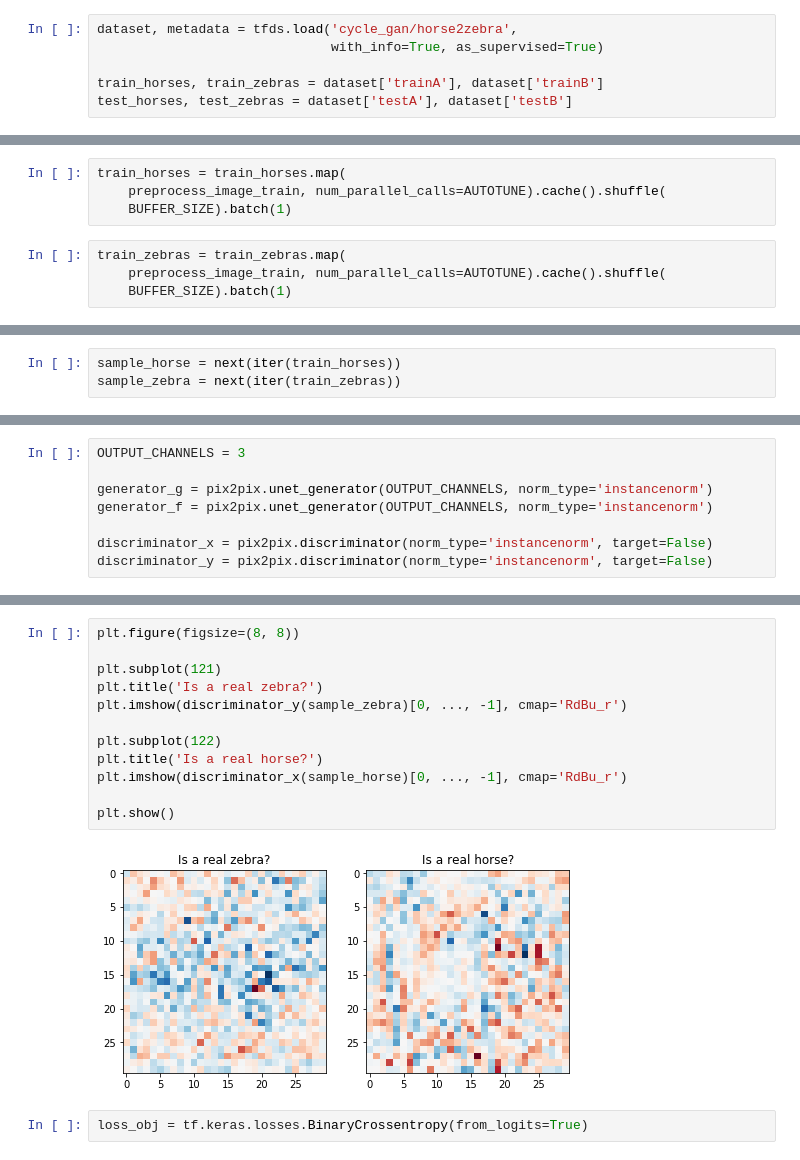
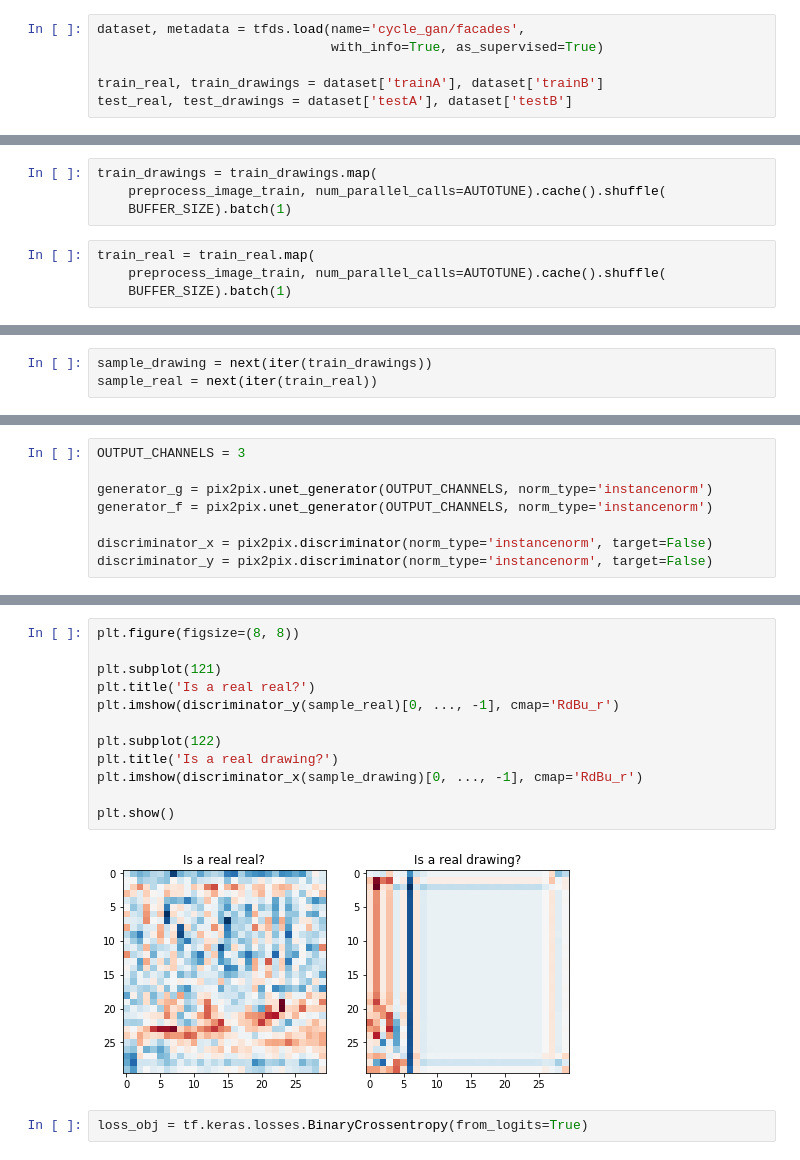
Before and after one commit to CSCI4850/S20-team6-project, a Jupyter notebook: Style_Transfer.ipynb, the cells around one changed output, grey strips where cells are left out. Cells and saved outputs as stored; diff of their text form.

```diff
--- a/Style_Transfer.ipynb
+++ b/Style_Transfer.ipynb
@@ -20,11 +20,11 @@ config = ConfigProto()
 config.gpu_options.allow_growth = True
 session = InteractiveSession(config=config)
 # %%
-dataset, metadata = tfds.load('cycle_gan/horse2zebra',
+dataset, metadata = tfds.load(name='cycle_gan/facades',
                               with_info=True, as_supervised=True)
 
-train_horses, train_zebras = dataset['trainA'], dataset['trainB']
-test_horses, test_zebras = dataset['testA'], dataset['testB']
+train_real, train_drawings = dataset['trainA'], dataset['trainB']
+test_real, test_drawings = dataset['testA'], dataset['testB']
 # %%
 BUFFER_SIZE = 1000
 BATCH_SIZE = 1
@@ -75,11 +75,11 @@ def preprocess_image_test(image, label):
     image = normalize(image)
     return image
 # %%
-train_horses = train_horses.map(
+train_drawings = train_drawings.map(
     preprocess_image_train, num_parallel_calls=AUTOTUNE).cache().shuffle(
     BUFFER_SIZE).batch(1)
 # %%
-train_zebras = train_zebras.map(
+train_real = train_real.map(
     preprocess_image_train, num_parallel_calls=AUTOTUNE).cache().shuffle(
     BUFFER_SIZE).batch(1)
 # %%
@@ -91,7 +91,7 @@ test_zebras = test_zebras.map(
     preprocess_image_test, num_parallel_calls=AUTOTUNE).cache().shuffle(
     BUFFER_SIZE).batch(1)
 # %%
-sample_horse = next(iter(train_horses))
-sample_zebra = next(iter(train_zebras))
+sample_drawing = next(iter(train_drawings))
+sample_real = next(iter(train_real))
 # %%
 plt.subplot(121)
@@ -147,17 +147,17 @@ WARNING:matplotlib.image:Clipping input data to the valid range for imshow with
 # %%
 plt.figure(figsize=(8, 8))
 
 plt.subplot(121)
-plt.title('Is a real zebra?')
-plt.imshow(discriminator_y(sample_zebra)[0, ..., -1], cmap='RdBu_r')
+plt.title('Is a real real?')
+plt.imshow(discriminator_y(sample_real)[0, ..., -1], cmap='RdBu_r')
 
 plt.subplot(122)
-plt.title('Is a real horse?')
-plt.imshow(discriminator_x(sample_horse)[0, ..., -1], cmap='RdBu_r')
+plt.title('Is a real drawing?')
+plt.imshow(discriminator_x(sample_drawing)[0, ..., -1], cmap='RdBu_r')
 
 plt.show()
 # %% [output]
-[figure, old version]
+[figure, new version]
 # %%
 loss_obj = tf.keras.losses.BinaryCrossentropy(from_logits=True)
 # %%
```
Also changed, not shown: parts of 10 cells of this notebook, 1 other file.
